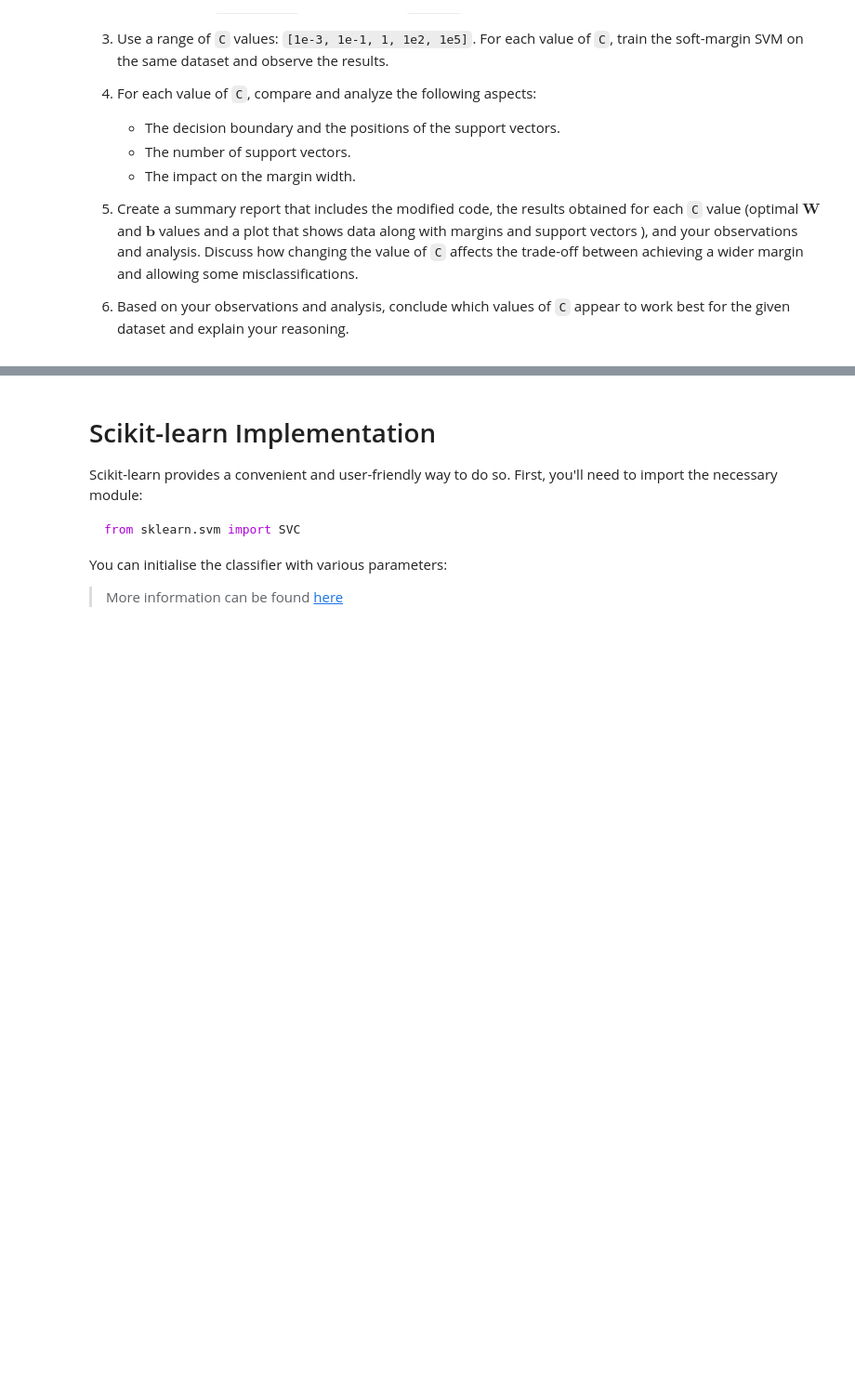
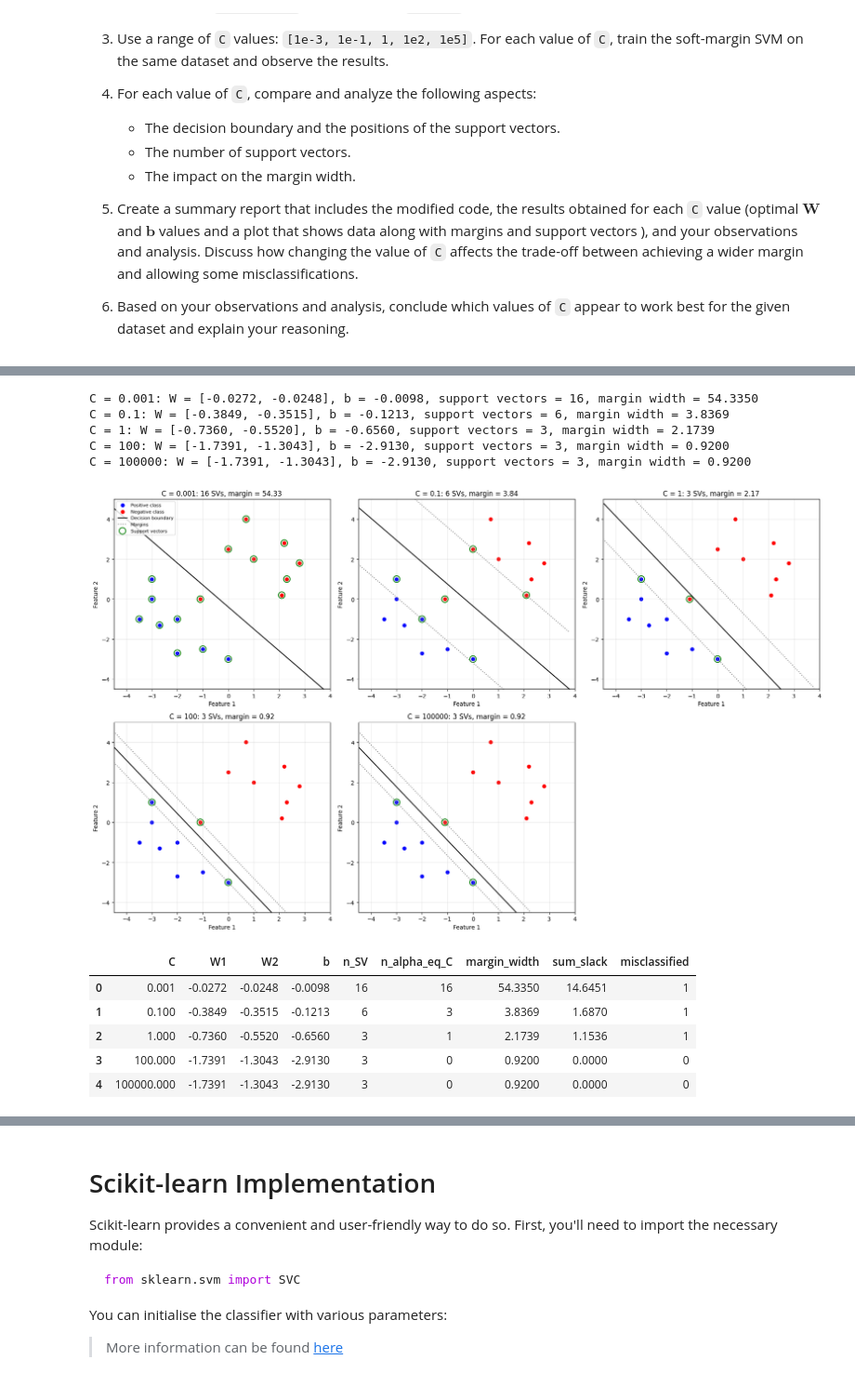
Before and after one commit to Marc0s-ikp/imperial_eee_machine_learning_course-main, a Jupyter notebook: 06_ML_SVM.ipynb, the cells around one changed output, grey strips where cells are left out. Shown at 93% size. Cells and saved outputs as stored; diff of their text form; code cells hidden in the pictures; blank space fills up the shorter version.

```diff
--- a/06_ML_SVM.ipynb
+++ b/06_ML_SVM.ipynb
@@ -384,0 +338,74 @@ Support Vectors:
+# %%
+# Task 2
+import pandas as pd
+
+def soft_margin(X, y, C, ax=None):
+    m, n = X.shape
+    W = cp.Variable(n)
+    b = cp.Variable()
+    xi = cp.Variable(m)                                             # slack variables
+    objective = cp.Minimize(0.5 * cp.square(cp.norm(W)) + C * cp.sum(xi))
+    margin_cons = [y[i] * (X[i] @ W + b) >= 1 - xi[i] for i in range(m)]
+    constraints = margin_cons + [xi >= 0]
+    prob = cp.Problem(objective, constraints)
+    prob.solve()
+    if prob.status != cp.OPTIMAL:
+        print("SVM optimization failed for C =", C)
+        return None
+
+    W_opt, b_opt = W.value, float(b.value)
+    alphas = np.array([c.dual_value for c in margin_cons]).ravel()
+    # alphas are bounded by C, so "non-zero" is judged relative to C (same 1e-4 cut-off when C >= 1)
+    tol = 1e-4 * min(C, 1.0)
+    sv_mask = alphas > tol
+    support_vectors = X[sv_mask]
+    margin_width = 2 / np.linalg.norm(W_opt)
+    n_misclassified = int(np.sum(np.sign(X @ W_opt + b_opt) != y))
+    n_bound = int(np.sum(alphas > C * (1 - 1e-3)))                   # alpha = C: on or inside the margin
+
+    # Plot: data, decision boundary, margins and support vectors
+    ax = ax or plt.gca()
+    slope, intercept = -W_opt[0] / W_opt[1], -b_opt / W_opt[1]
+    x_vals = np.array([np.min(X[:, 0]) - 1, np.max(X[:, 0]) + 1])
+    y_vals = slope * x_vals + intercept
+    ax.scatter(X[y == 1][:, 0], X[y == 1][:, 1], color='blue', label='Positive class')
+    ax.scatter(X[y == -1][:, 0], X[y == -1][:, 1], color='red', label='Negative class')
+    ax.plot(x_vals, y_vals, 'k', label='Decision boundary')
+    ax.plot(x_vals, y_vals - 1 / W_opt[1], 'grey', linestyle='dotted', label='Margins')
+    ax.plot(x_vals, y_vals + 1 / W_opt[1], 'grey', linestyle='dotted')
+    ax.scatter(support_vectors[:, 0], support_vectors[:, 1], s=130, facecolors='none',
+               edgecolors='green', linewidths=1.5, label='Support vectors')
+    ax.set_xlim(-4.5, 4); ax.set_ylim(-4.5, 5)
+    ax.set_title(f'C = {C:g}: {sv_mask.sum()} SVs, margin = {margin_width:.2f}')
+    ax.set_xlabel('Feature 1'); ax.set_ylabel('Feature 2'); ax.grid(alpha=0.3)
+
+    return dict(C=C, W1=W_opt[0], W2=W_opt[1], b=b_opt, n_SV=int(sv_mask.sum()),
+                n_alpha_eq_C=n_bound, margin_width=margin_width,
+                sum_slack=float(np.sum(np.maximum(xi.value, 0))), misclassified=n_misclassified)
+
+C_values = [1e-3, 1e-1, 1, 1e2, 1e5]
+fig, axes = plt.subplots(2, 3, figsize=(18, 11))
+soft_rows = []
+for ax, C in zip(axes.flatten(), C_values):
+    res = soft_margin(X, y, C, ax=ax)
+    soft_rows.append(res)
+    print(f"C = {C:g}: W = [{res['W1']:.4f}, {res['W2']:.4f}], b = {res['b']:.4f}, "
+          f"support vectors = {res['n_SV']}, margin width = {res['margin_width']:.4f}")
+axes.flatten()[0].legend(loc='upper left', fontsize=8)
+axes.flatten()[-1].axis('off')
+plt.tight_layout(); plt.show()
+
+pd.DataFrame(soft_rows).round(4)
+# %% [output]
+C = 0.001: W = [-0.0272, -0.0248], b = -0.0098, support vectors = 16, margin width = 54.3350
+C = 0.1: W = [-0.3849, -0.3515], b = -0.1213, support vectors = 6, margin width = 3.8369
+C = 1: W = [-0.7360, -0.5520], b = -0.6560, support vectors = 3, margin width = 2.1739
+C = 100: W = [-1.7391, -1.3043], b = -2.9130, support vectors = 3, margin width = 0.9200
+C = 100000: W = [-1.7391, -1.3043], b = -2.9130, support vectors = 3, margin width = 0.9200
+[figure, added]
+|  | C | W1 | W2 | b | n_SV | n_alpha_eq_C | margin_width | sum_slack | misclassified |
+| 0 | 0.001 | -0.0272 | -0.0248 | -0.0098 | 16 | 16 | 54.3350 | 14.6451 | 1 |
+| 1 | 0.100 | -0.3849 | -0.3515 | -0.1213 | 6 | 3 | 3.8369 | 1.6870 | 1 |
+| 2 | 1.000 | -0.7360 | -0.5520 | -0.6560 | 3 | 1 | 2.1739 | 1.1536 | 1 |
+| 3 | 100.000 | -1.7391 | -1.3043 | -2.9130 | 3 | 0 | 0.9200 | 0.0000 | 0 |
+| 4 | 100000.000 | -1.7391 | -1.3043 | -2.9130 | 3 | 0 | 0.9200 | 0.0000 | 0 |
```
Also changed, not shown: parts of 10 cells of this notebook.
